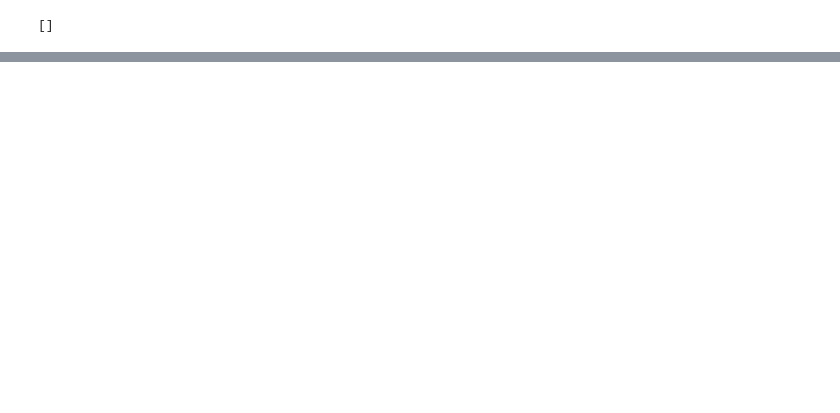
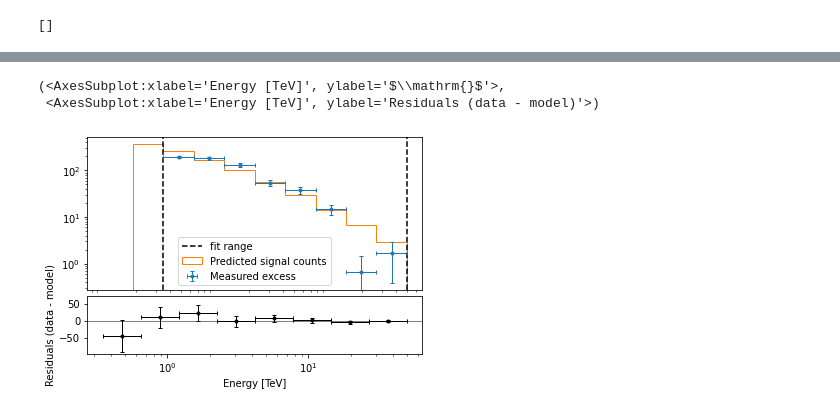
Before and after one commit to AtreyeeS/test_notebooks, a Jupyter notebook: extended_source_spectral_analysis.ipynb, the cells around one changed output, grey strips where cells are left out. Cells and saved outputs as stored; diff of their text form; code cells hidden in the pictures; blank space fills up the shorter version.

```diff
--- a/extended_source_spectral_analysis.ipynb
+++ b/extended_source_spectral_analysis.ipynb
@@ -274,0 +202,6 @@ reduced.plot_fit();
+# %%
+spectrum_stack.plot_fit()
+# %% [output]
+(<AxesSubplot:xlabel='Energy [TeV]', ylabel='$\\mathrm{}$'>,
+ <AxesSubplot:xlabel='Energy [TeV]', ylabel='Residuals (data - model)'>)
+[figure, added]
```
Also changed, not shown: parts of 23 cells of this notebook.
